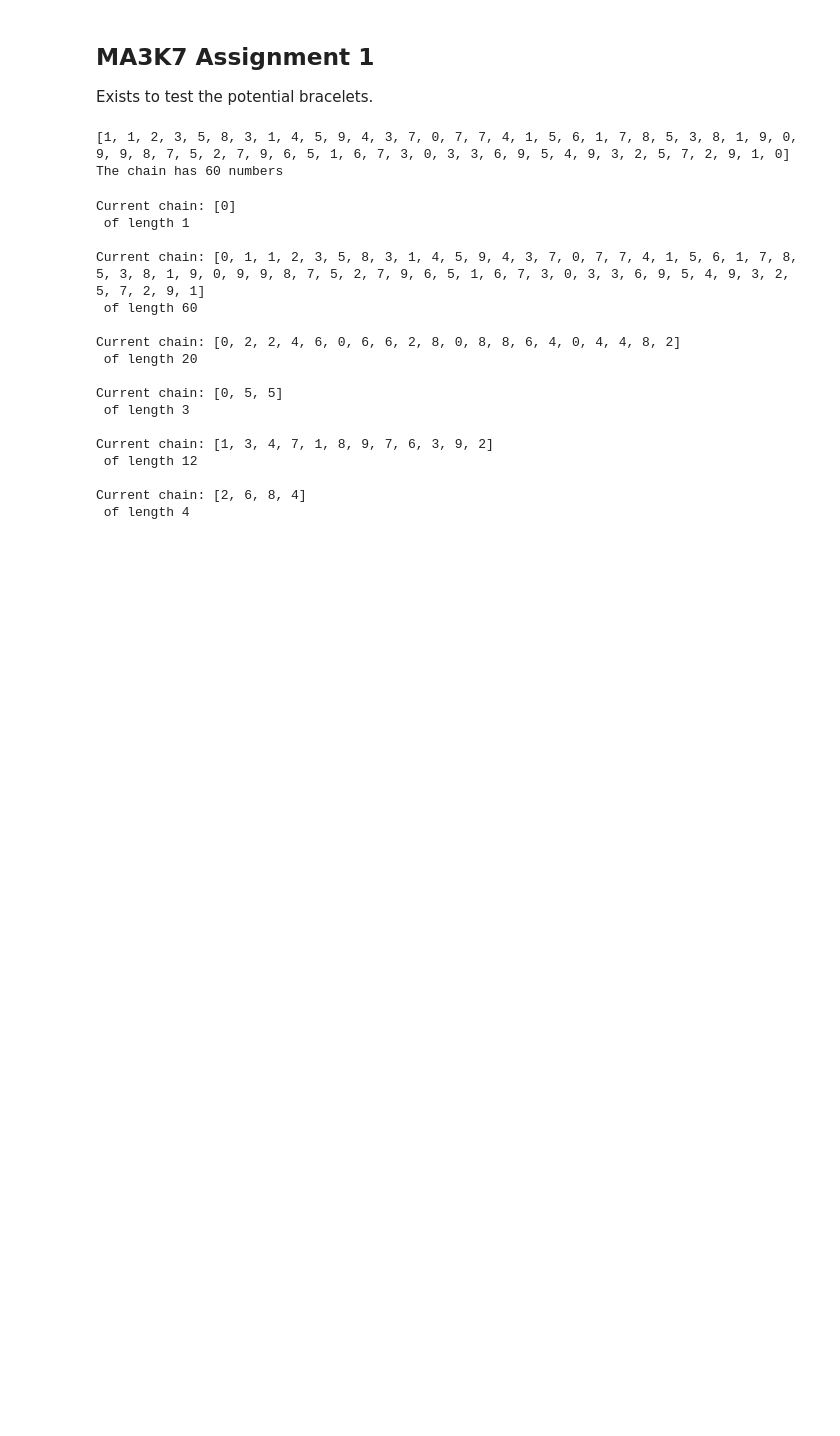
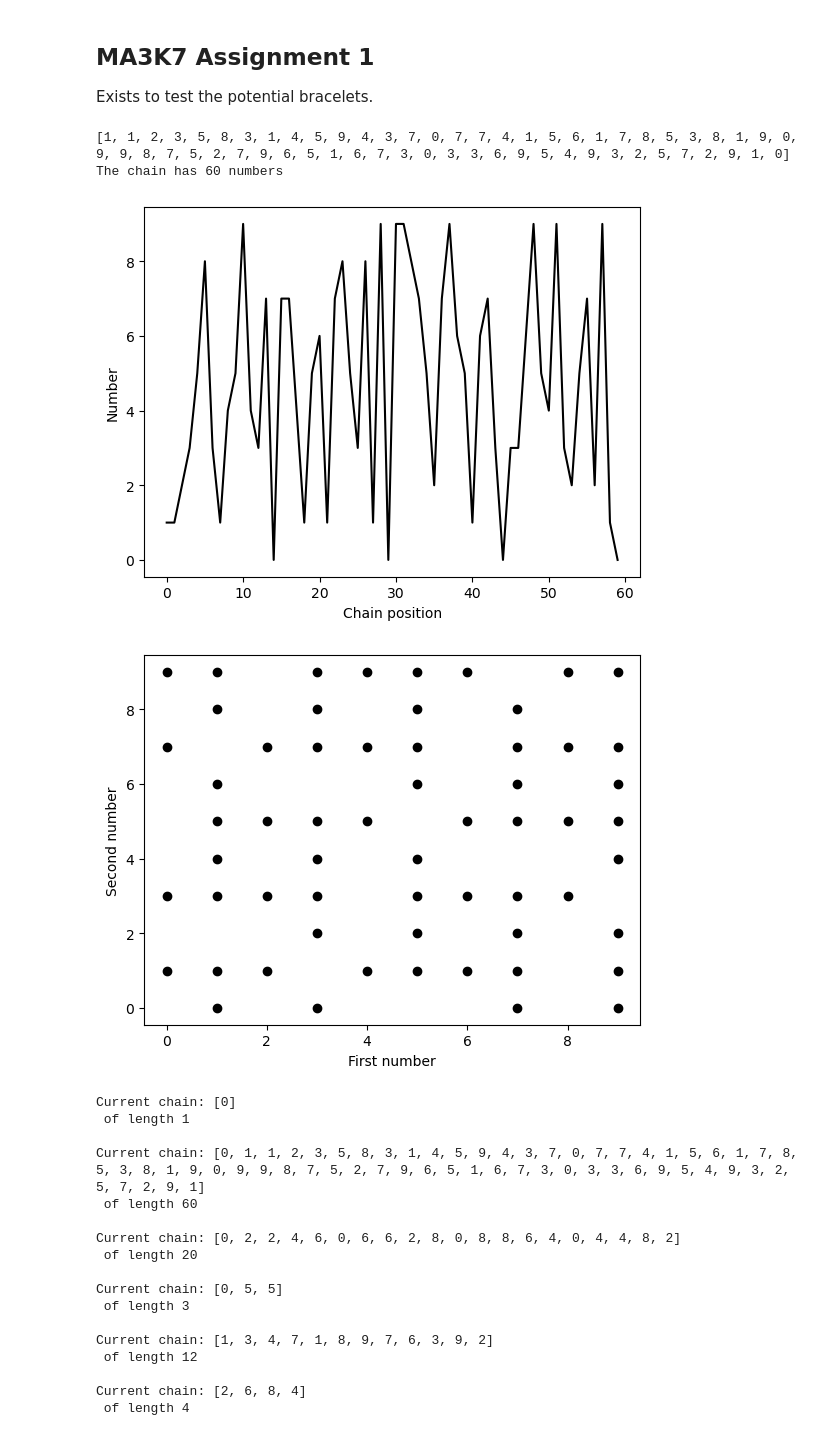
Before and after one commit to joshwarwick/MA3K7, a Jupyter notebook: fibonacci.ipynb, the cells around one changed output. Drawn from its saved outputs; the diff is of its cells as text; code cells hidden in the pictures; blank space fills up the shorter version.

```diff
--- a/fibonacci.ipynb
+++ b/fibonacci.ipynb
@@ -3,25 +3,42 @@
 
 Exists to test the potential bracelets.
 # %%
+import matplotlib.pyplot as plt
+import numpy as np
 # Just the regular fibonacci sequence mod 10, break when repeating
 chain = [1,1]
 prev = 1
 curr = 1
 
 while True:
     next = (curr + prev) % 10
     prev = curr
     curr = next
     if (prev == chain[0] and curr == chain[1]):
         chain.pop()
         break
     chain.append(next)
 
 print(chain)
 print("The chain has", len(chain), "numbers")
+
+ichain = chain.copy()
+ichain.insert(0, ichain[-1])
+ichain.pop()
+plt.plot(np.arange(0,60), chain, color='black')
+plt.xlabel('Chain position')
+plt.ylabel('Number')
+plt.show()
+
+plt.scatter(chain, ichain, color='black')
+plt.xlabel('First number')
+plt.ylabel('Second number')
+plt.show()
 # %% [output]
 [1, 1, 2, 3, 5, 8, 3, 1, 4, 5, 9, 4, 3, 7, 0, 7, 7, 4, 1, 5, 6, 1, 7, 8, 5, 3, 8, 1, 9, 0, 9, 9, 8, 7, 5, 2, 7, 9, 6, 5, 1, 6, 7, 3, 0, 3, 3, 6, 9, 5, 4, 9, 3, 2, 5, 7, 2, 9, 1, 0]
 The chain has 60 numbers
+[figure, added]
+[figure, added]
 # %%
 # Finding all bracelets
 import numpy as np
```
Also changed, not shown: parts of 1 cell of this notebook.
